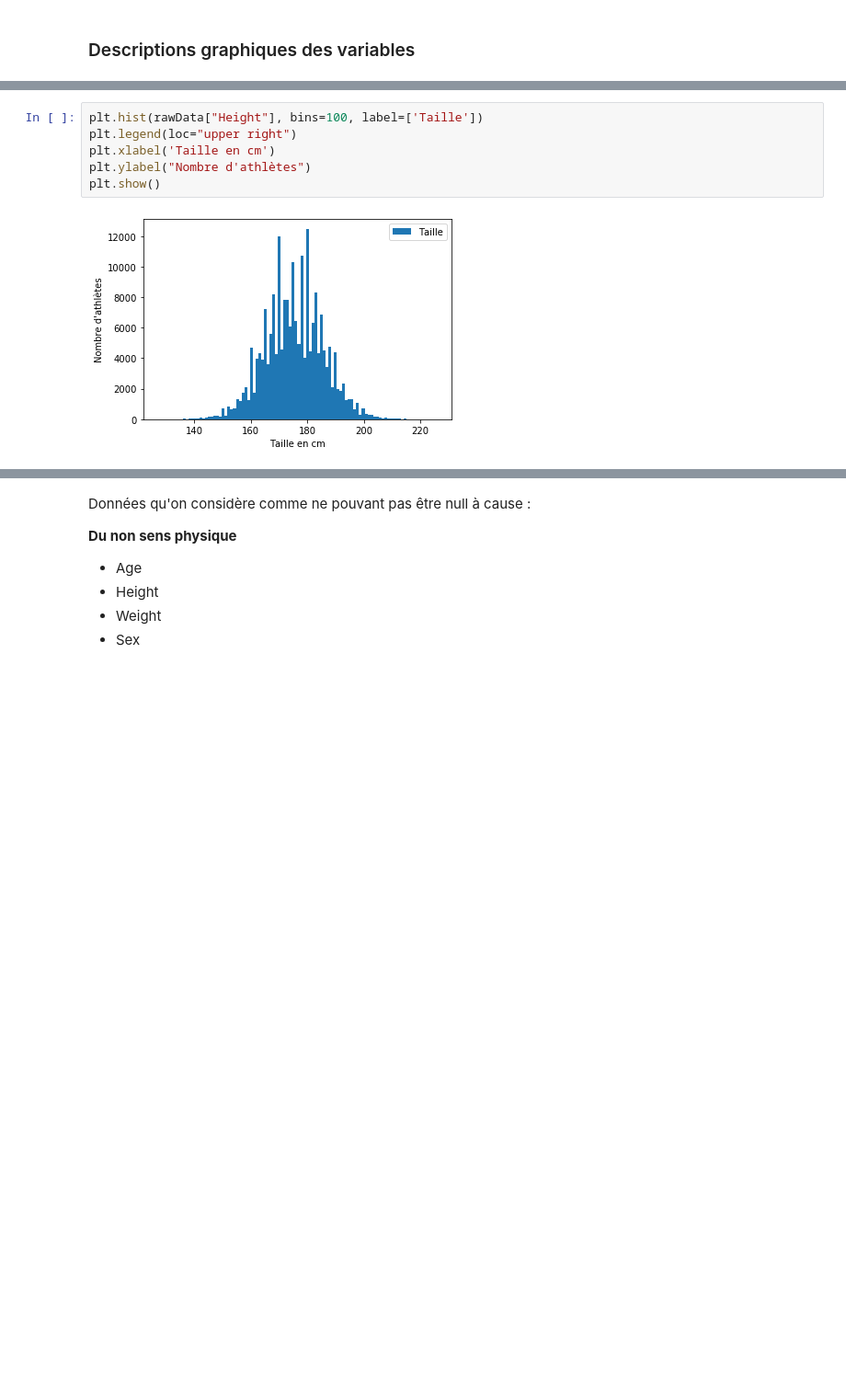
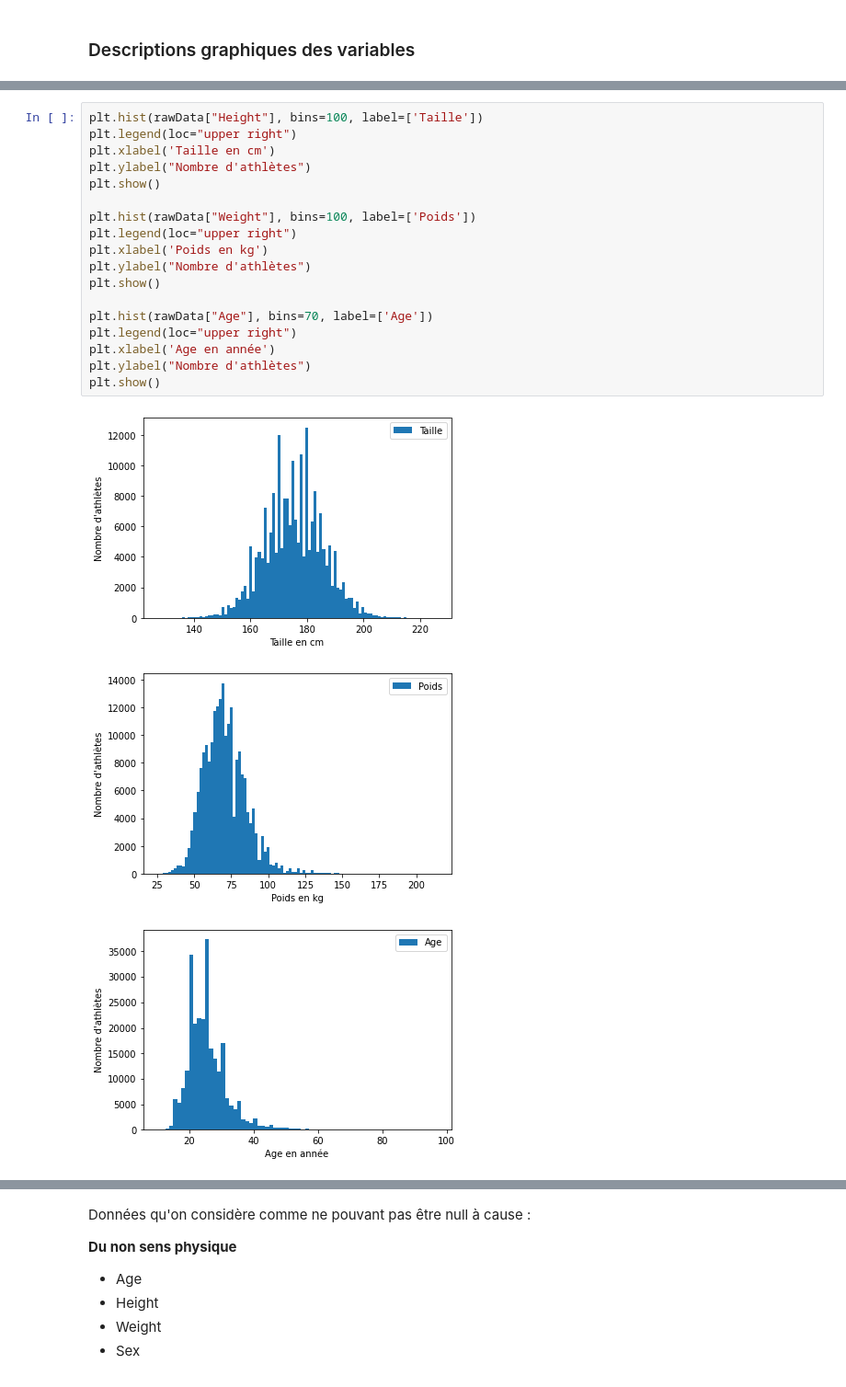
Before and after one commit to NT-me/CFA_Data_Science, a Jupyter notebook: main.ipynb, the cells around one changed output, grey strips where cells are left out. Shown at 92% size. Drawn from its saved outputs; the diff is of its cells as text; blank space fills up the shorter version.

```diff
--- a/main.ipynb
+++ b/main.ipynb
@@ -63,8 +65,22 @@ Pour évaluer la réussite de l'athlète
 # %%
 plt.hist(rawData["Height"], bins=100, label=['Taille'])
 plt.legend(loc="upper right")
 plt.xlabel('Taille en cm')
 plt.ylabel("Nombre d'athlètes")
 plt.show()
+
+plt.hist(rawData["Weight"], bins=100, label=['Poids'])
+plt.legend(loc="upper right")
+plt.xlabel('Poids en kg')
+plt.ylabel("Nombre d'athlètes")
+plt.show()
+
+plt.hist(rawData["Age"], bins=70, label=['Age'])
+plt.legend(loc="upper right")
+plt.xlabel('Age en année')
+plt.ylabel("Nombre d'athlètes")
+plt.show()
 # %% [output]
-[figure, old version]
+[figure, new version]
+[figure, added]
+[figure, added]
```
Also changed, not shown: parts of 29 cells of this notebook.
